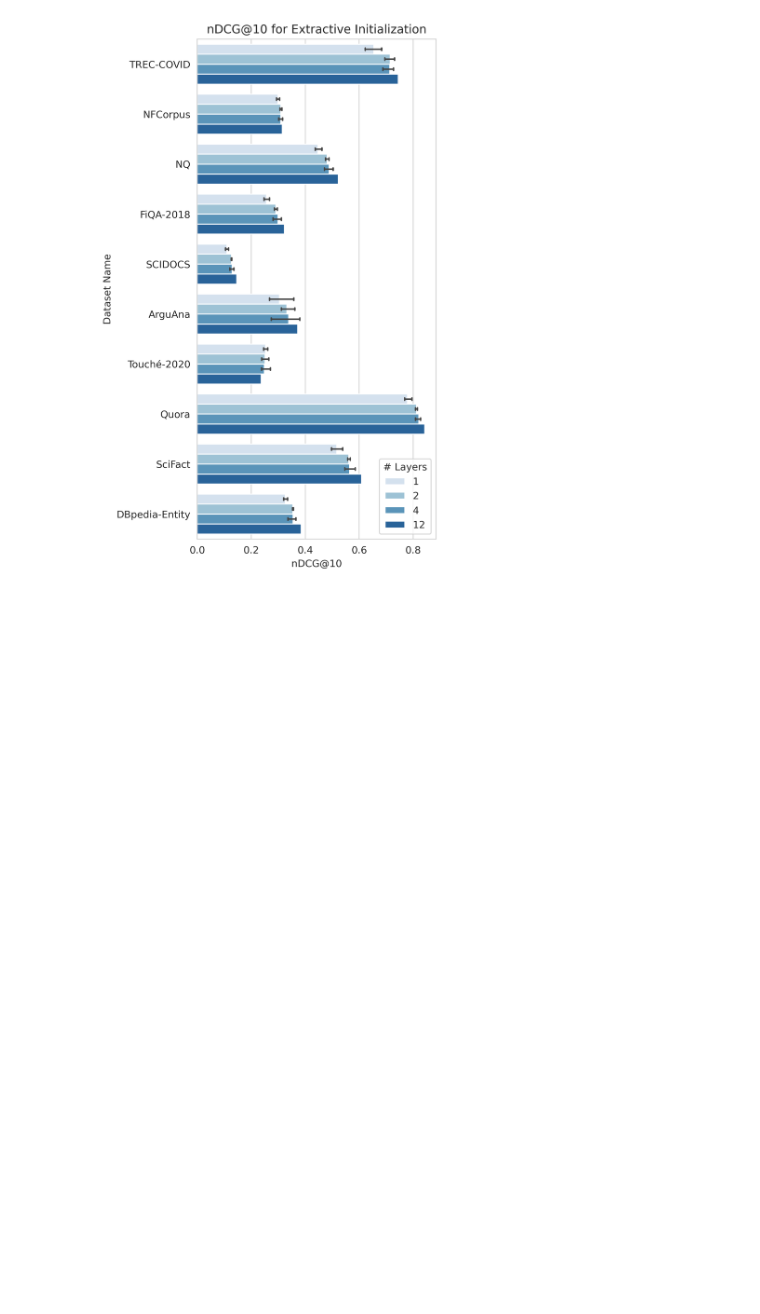
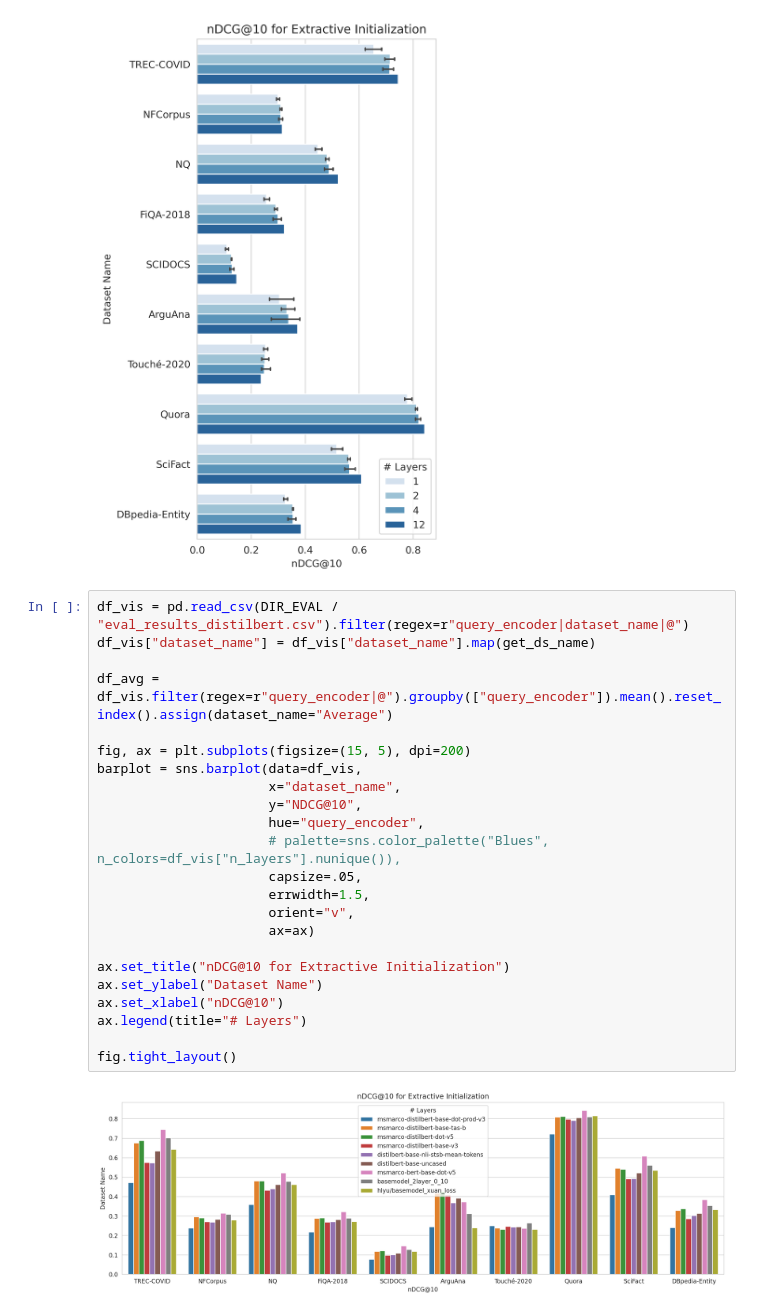
Before and after one commit to Guest400123064/distill-retriever, a Jupyter notebook: notebooks/1-plot.ipynb, the cells around one changed output. Saved outputs shown, nothing was run; the diff lists cells and outputs as text; blank space fills up the shorter version.

```diff
--- a/notebooks/1-plot.ipynb
+++ b/notebooks/1-plot.ipynb
@@ -86,3 +86,28 @@ ax.legend(title="# Layers")
 fig.tight_layout()
 # %% [output]
 [figure]
+# %%
+df_vis = pd.read_csv(DIR_EVAL / "eval_results_distilbert.csv").filter(regex=r"query_encoder|dataset_name|@")
+df_vis["dataset_name"] = df_vis["dataset_name"].map(get_ds_name)
+
+df_avg = df_vis.filter(regex=r"query_encoder|@").groupby(["query_encoder"]).mean().reset_index().assign(dataset_name="Average")
+
+fig, ax = plt.subplots(figsize=(15, 5), dpi=200)
+barplot = sns.barplot(data=df_vis,
+                      x="dataset_name",
+                      y="NDCG@10",
+                      hue="query_encoder",
+                      # palette=sns.color_palette("Blues", n_colors=df_vis["n_layers"].nunique()),
+                      capsize=.05,
+                      errwidth=1.5,
+                      orient="v",
+                      ax=ax)
+
+ax.set_title("nDCG@10 for Extractive Initialization")
+ax.set_ylabel("Dataset Name")
+ax.set_xlabel("nDCG@10")
+ax.legend(title="# Layers")
+
+fig.tight_layout()
+# %% [output]
+[figure, added]
```
Also changed, not shown: 2 other files.
